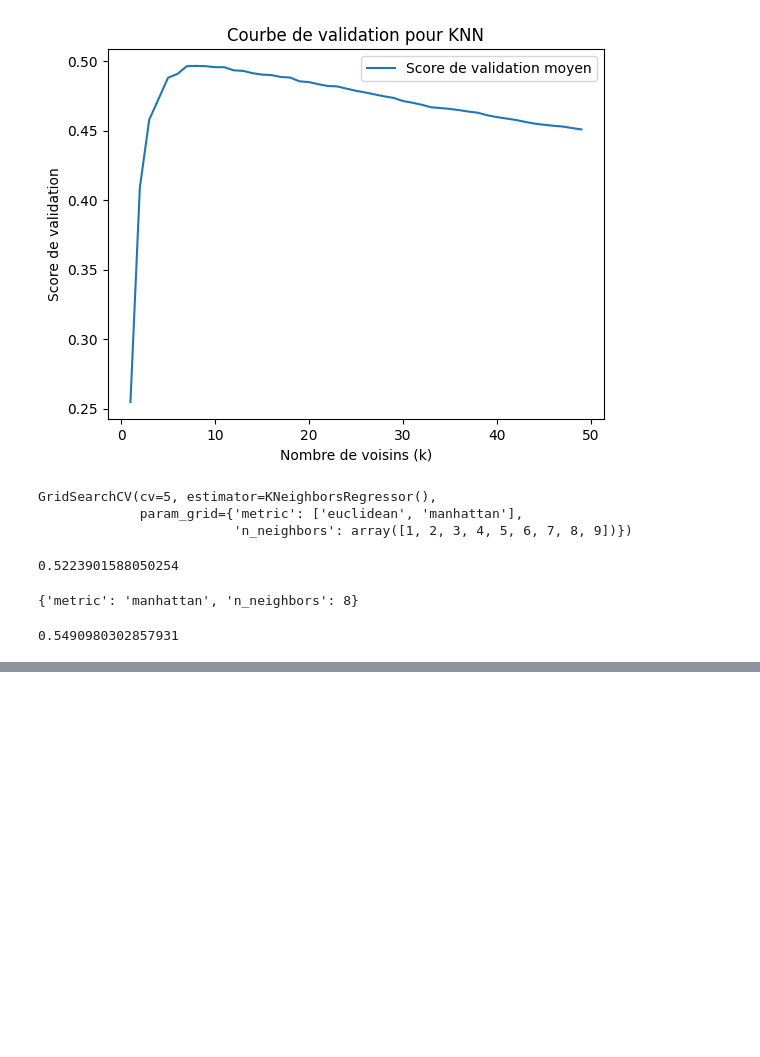
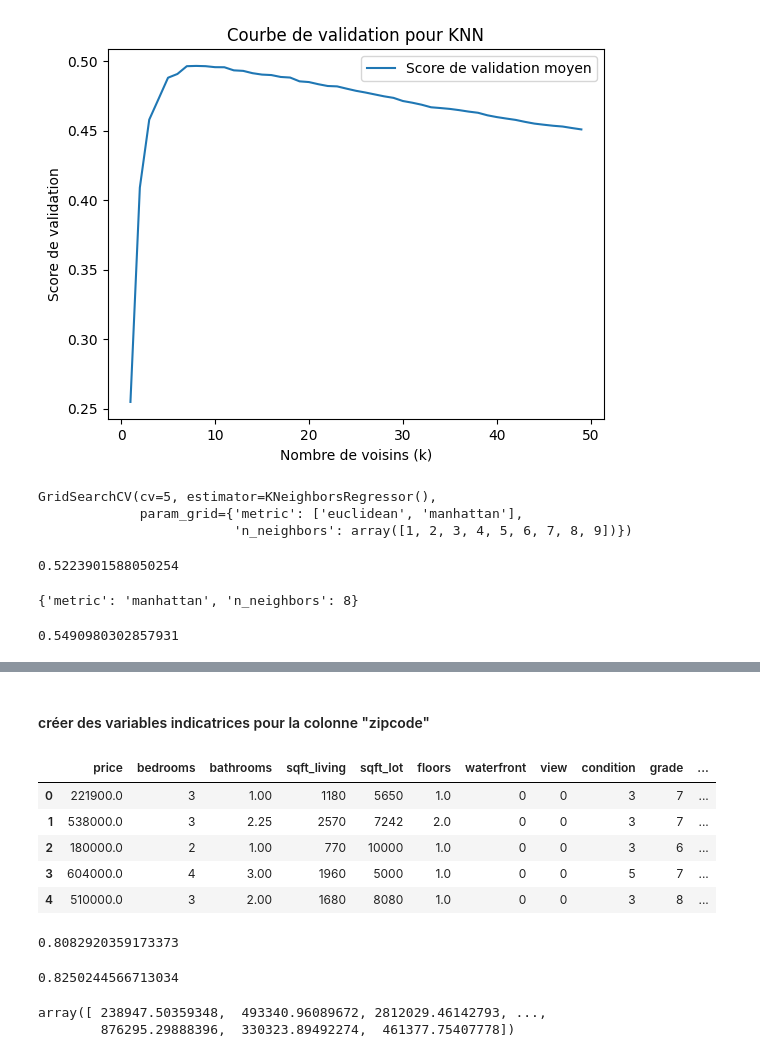
Before and after one commit to Yvette2023/prix_maison_partie_1, a Jupyter notebook: data_preparation.ipynb, the cells around one changed output, grey strips where cells are left out. Cells and saved outputs as stored; diff of their text form; code cells hidden in the pictures; blank space fills up the shorter version.

```diff
--- a/data_modelisation_KNN.ipynb
+++ b/data_preparation.ipynb
@@ -192,0 +192,7 @@ model.score(X_test, y_test)
+# %%
+import pandas as pd
+
+df = pd.read_csv("house_data.csv")
+df.info()
+pd.set_option('display.max_columns',None)
+df.head(10)
@@ -192,0 +228,44 @@ model.score(X_test, y_test)
+# %% [markdown]
+####  créer des variables indicatrices pour la colonne "zipcode"
+# %%
+df = pd.get_dummies(df, columns=['zipcode'])
+df.head ()
+# %% [output]
+|  | price | bedrooms | bathrooms | sqft_living | sqft_lot | floors | waterfront | view | condition | grade | ... |
+| 0 | 221900.0 | 3 | 1.00 | 1180 | 5650 | 1.0 | 0 | 0 | 3 | 7 | ... |
+| 1 | 538000.0 | 3 | 2.25 | 2570 | 7242 | 2.0 | 0 | 0 | 3 | 7 | ... |
+| 2 | 180000.0 | 2 | 1.00 | 770 | 10000 | 1.0 | 0 | 0 | 3 | 6 | ... |
+| 3 | 604000.0 | 4 | 3.00 | 1960 | 5000 | 1.0 | 0 | 0 | 5 | 7 | ... |
+| 4 | 510000.0 | 3 | 2.00 | 1680 | 8080 | 1.0 | 0 | 0 | 3 | 8 | ... |
+# %%
+from sklearn.linear_model import LinearRegression
+
+y = df['price']
+X = df.drop("price", axis=1)
+# X = df[["bedrooms","bathrooms","sqft_living","sqft_lot","floors","waterfront","view","condition","grade","sqft_above","sqft_basement","yr_built","yr_renovated","lat", "long","sqft_living15","sqft_lot15", "zipcode_98001","zipcode_98002","zipcode_98001","zipcode_98002","zipcode_98003","zipcode_98004","zipcode_98005","zipcode_98006","zipcode_98007","zipcode_98008","zipcode_98010","zipcode_98011","zipcode_98014","zipcode_98019","zipcode_98022","zipcode_98023","zipcode_98024","zipcode_98027","zipcode_98028","zipcode_98029","zipcode_98030","zipcode_98031","zipcode_98032","zipcode_98033","zipcode_98034","zipcode_98038","zipcode_98039","zipcode_98040","zipcode_98042","zipcode_98045","zipcode_98052","zipcode_98053","zipcode_98055","zipcode_98056","zipcode_98058","zipcode_98059","zipcode_98065","zipcode_98070","zipcode_98072","zipcode_98074","zipcode_98075","zipcode_98077","zipcode_98092","zipcode_98102","zipcode_98103","zipcode_98105","zipcode_98106","zipcode_98107","zipcode_98108","zipcode_98109","zipcode_98112","zipcode_98115","zipcode_98116","zipcode_98117","zipcode_98118","zipcode_98119","zipcode_98122","zipcode_98125","zipcode_98126","zipcode_98133","zipcode_98136","zipcode_98144","zipcode_98146","zipcode_98148","zipcode_98155","zipcode_98166","zipcode_98168","zipcode_98177","zipcode_98178","zipcode_98188","zipcode_98198","zipcode_98199"]]
+
+model= LinearRegression()
+model.fit(X,y)
+model.score(X,y)
+# %% [output]
+0.8082920359173373
+# %%
+from sklearn.model_selection import train_test_split
+from sklearn.linear_model import LinearRegression
+
+y = df["price"]
+X = df.drop("price", axis=1)
+# X = df[["bedrooms","bathrooms","sqft_living","sqft_lot","floors","waterfront","view","condition","grade","sqft_above","sqft_basement","yr_built","yr_renovated","lat", "long","sqft_living15","sqft_lot15", "zipcode_98001","zipcode_98002","zipcode_98001","zipcode_98002","zipcode_98003","zipcode_98004","zipcode_98005","zipcode_98006","zipcode_98007","zipcode_98008","zipcode_98010","zipcode_98011","zipcode_98014","zipcode_98019","zipcode_98022","zipcode_98023","zipcode_98024","zipcode_98027","zipcode_98028","zipcode_98029","zipcode_98030","zipcode_98031","zipcode_98032","zipcode_98033","zipcode_98034","zipcode_98038","zipcode_98039","zipcode_98040","zipcode_98042","zipcode_98045","zipcode_98052","zipcode_98053","zipcode_98055","zipcode_98056","zipcode_98058","zipcode_98059","zipcode_98065","zipcode_98070","zipcode_98072","zipcode_98074","zipcode_98075","zipcode_98077","zipcode_98092","zipcode_98102","zipcode_98103","zipcode_98105","zipcode_98106","zipcode_98107","zipcode_98108","zipcode_98109","zipcode_98112","zipcode_98115","zipcode_98116","zipcode_98117","zipcode_98118","zipcode_98119","zipcode_98122","zipcode_98125","zipcode_98126","zipcode_98133","zipcode_98136","zipcode_98144","zipcode_98146","zipcode_98148","zipcode_98155","zipcode_98166","zipcode_98168","zipcode_98177","zipcode_98178","zipcode_98188","zipcode_98198","zipcode_98199"]]
+
+X_train, X_test, y_train, y_test = train_test_split(X, y, train_size=0.8, random_state=49)
+
+model= LinearRegression()
+model.fit(X_train,y_train)
+model.score(X_test,y_test)
+# %% [output]
+0.8250244566713034
+# %%
+model.predict(X_test)
+# %% [output]
+array([ 238947.50359348,  493340.96089672, 2812029.46142793, ...,
+        876295.29888396,  330323.89492274,  461377.75407778])
```
Also changed, not shown: parts of 9 cells of this notebook, 3 other files.
